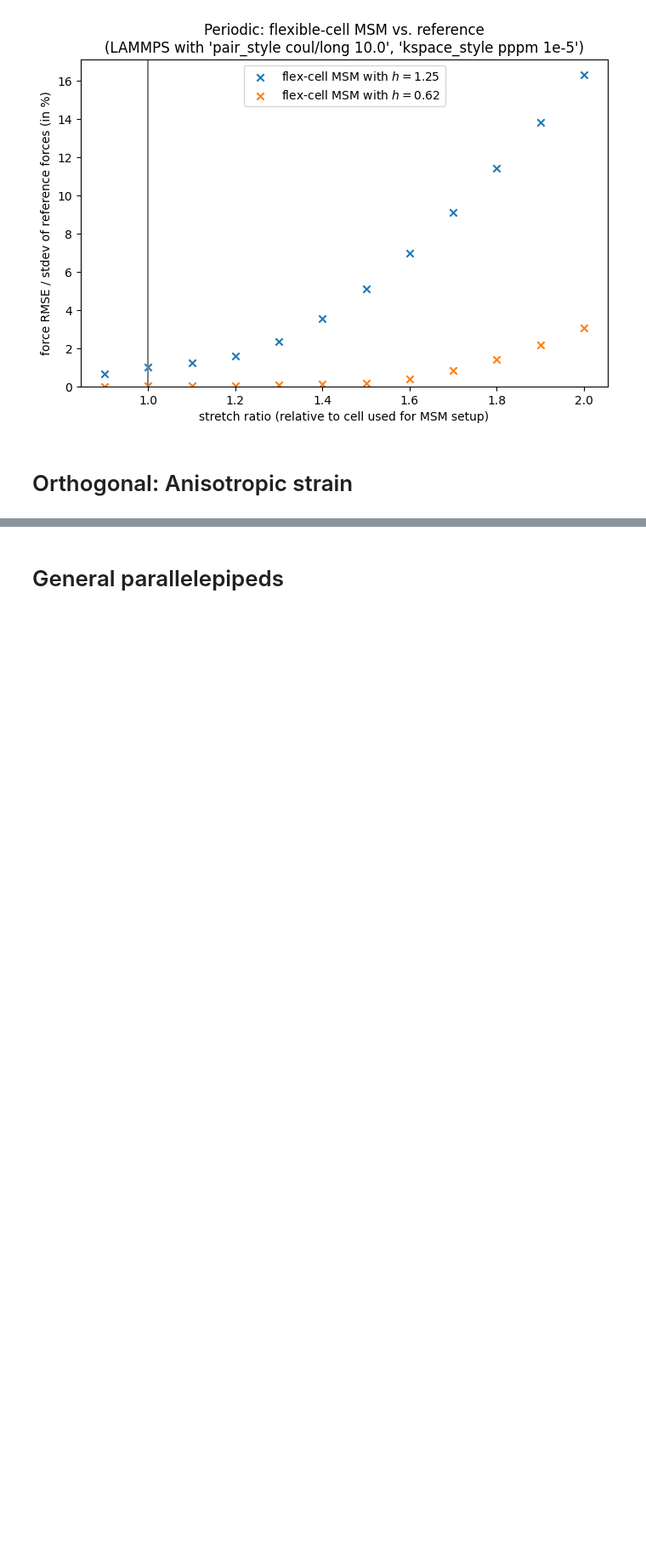
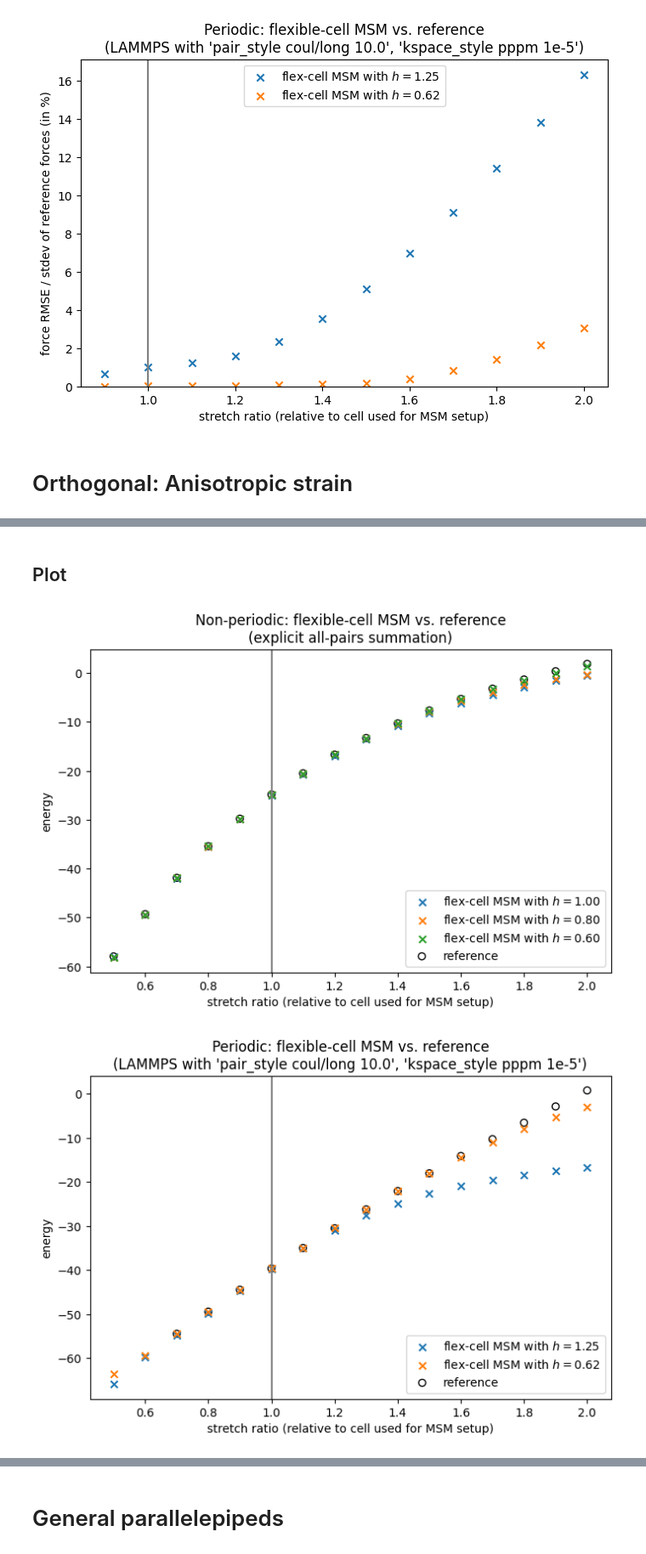
Before and after one commit to Madsen-s-research-group/msmjax, a Jupyter notebook: examples/flexible_cell.ipynb, the cells around one changed output, grey strips where cells are left out. Shown: that part at 85% size. Cells and saved outputs as stored; diff of their text form; code cells hidden in the pictures; blank space fills up the shorter version.

Commit message:
WIP: extend flex example to anisotropic strain, triclinic cells

```diff
--- a/examples/flexible_cell.ipynb
+++ b/examples/flexible_cell.ipynb
@@ -251,3 +254,9 @@ for key_pbcs in ["pbc-False", "pbc-True"]:
 [figure]
 # %% [markdown]
 # Orthogonal: Anisotropic strain
+# %%
+lower = 0.5
+upper = 2.0
+stepsize = 0.05
+n_steps = int(onp.round((1.4 - 0.6) / 0.05))
+all_deformations = onp.linspace(lower, upper, n_steps)
@@ -253,0 +360,36 @@ for key_pbcs in ["pbc-False", "pbc-True"]:
+# %% [markdown]
+## Plot
+# %%
+figsize = (8, 5)
+plot_titles = {
+    "pbc-False": "Non-periodic: flexible-cell MSM vs. reference\n(explicit all-pairs summation)",
+    "pbc-True": "Periodic: flexible-cell MSM vs. reference\n(LAMMPS with 'pair_style coul/long 10.0', 'kspace_style pppm 1e-5')",
+}
+# %%
+for key_pbcs in ["pbc-False", "pbc-True"]:
+    fig, ax = plt.subplots(figsize=figsize)
+    ax.set_title(plot_titles[key_pbcs])
+    ax.set_xlabel("stretch ratio (relative to cell used for MSM setup)")
+    ax.set_ylabel("energy")
+    for h, res in results_msm_flex[key_pbcs].items():
+        ax.scatter(
+            all_deformations,
+            res["energies"],
+            label=f"flex-cell MSM with $h={h:.2f}$",
+            marker="x",
+        )
+    ax.scatter(
+        all_deformations,
+        results_ref[key_pbcs]["energies"],
+        color="black",
+        facecolor="none",
+        label="reference",
+        zorder=-10,
+    )
+    ax.axvline(1.0, color="gray")
+    ax.legend()
+    # fig.savefig(f"energies_{key_pbcs}.pdf")
+    plt.show()
+# %% [output]
+[figure, added]
+[figure, added]
```
Also changed, not shown: parts of 16 cells of this notebook, 2 other files.
